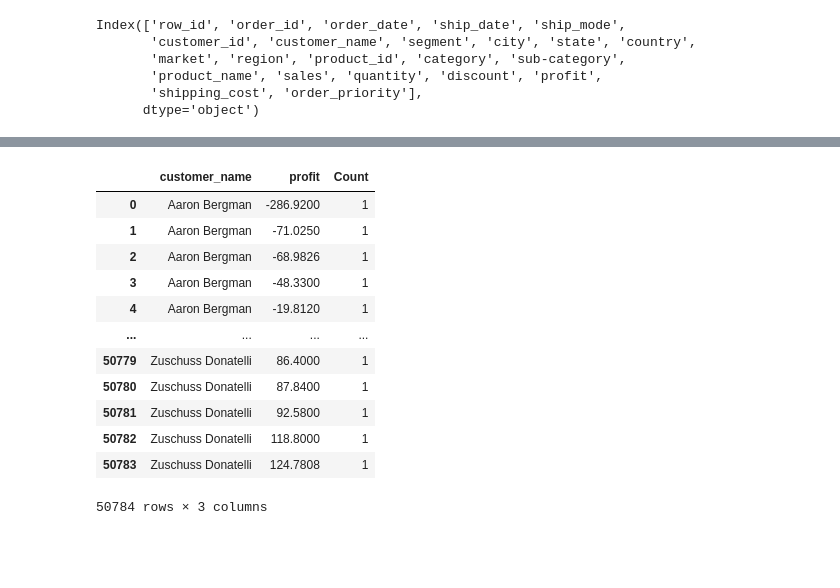
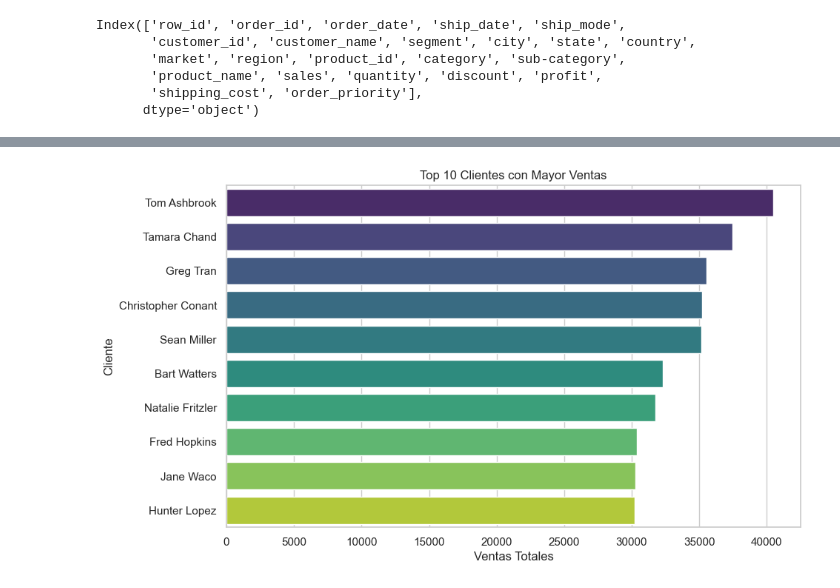
Before and after one commit to TheNurseProgrammer/Proyect_Bedu_Mod4, a Jupyter notebook: Proyecto_Mod4.ipynb, the cells around one changed output, grey strips where cells are left out. Saved outputs shown, nothing was run; the diff lists cells and outputs as text; code cells hidden in the pictures; blank space fills up the shorter version.

```diff
--- a/Proyecto_Mod4.ipynb
+++ b/Proyecto_Mod4.ipynb
@@ -267,21 +257,3 @@ array([[<Axes: title={'center': 'sales'}>,
-# %%
-## CERCA INTERCUARTIL
-
-k = 1.5
-ext = df[varc].describe(percentiles=[0.25,0.75]).T[['25%','75%','mean']].reset_index()
-ext['IQR'] = ext['75%'] - ext['25%']
-ext['li']  = ext['mean'] - k*ext['IQR']
-ext['ls']  = ext['mean'] + k*ext['IQR']
-ext = ext[['index','li','ls']]
-for v, li, ls in ext.values:
-    df[f'ol_{v}'] = ((df[v]<li) | (df[v]>ls)  ).astype(int)
-
-df['ext_iqr'] = df.filter(like='ol').max(axis=1)
-df.drop(df.filter(like='ol_').columns, axis=1, inplace=True)
-
-df['ext_iqr'].value_counts()
-
-df = df.loc[df['ext_iqr'] == 0].reset_index(drop=True).drop(['ext_iqr'],axis=1)
 # %%
 df[varc].hist(figsize=(10,8))
 # %% [output]
@@ -516,0 +522,4 @@ df['ship_date'] = pd.to_datetime(df['ship_date'])
+# %%
+total_sales = df.groupby('customer_name')['sales'].sum().reset_index()
+# %%
+top_10_customers = total_sales.nlargest(10, 'sales')
@@ -517,18 +540,12 @@ df['ship_date'] = pd.to_datetime(df['ship_date'])
+# %%
+sns.set(style="whitegrid")
+plt.figure(figsize=(10, 6))
+sns.barplot(x='sales', y='customer_name', data=top_10_customers,hue='customer_name', palette="viridis")
+plt.xlabel('Ventas Totales')
+plt.ylabel('Cliente')
+plt.title('Top 10 Clientes con Mayor Ventas')
+plt.show();
+# %% [output]
+[figure, added]
 # %%
-# CLIENTE VS PROFIT
-df_cliente_profit = df.groupby(['customer_name','profit']).size().reset_index(name='Count')
-df_cliente_profit =
+total_profit = df.groupby('customer_name')['profit'].sum().reset_index()
-# %% [output]
-|  | customer_name | profit | Count |
-| 0 | Aaron Bergman | -286.9200 | 1 |
-| 1 | Aaron Bergman | -71.0250 | 1 |
-| 2 | Aaron Bergman | -68.9826 | 1 |
-| 3 | Aaron Bergman | -48.3300 | 1 |
-| 4 | Aaron Bergman | -19.8120 | 1 |
-| ... | ... | ... | ... |
-| 50779 | Zuschuss Donatelli | 86.4000 | 1 |
-| 50780 | Zuschuss Donatelli | 87.8400 | 1 |
-| 50781 | Zuschuss Donatelli | 92.5800 | 1 |
-| 50782 | Zuschuss Donatelli | 118.8000 | 1 |
-| 50783 | Zuschuss Donatelli | 124.7808 | 1 |
-50784 rows × 3 columns
```
Also changed, not shown: parts of 28 cells of this notebook.
